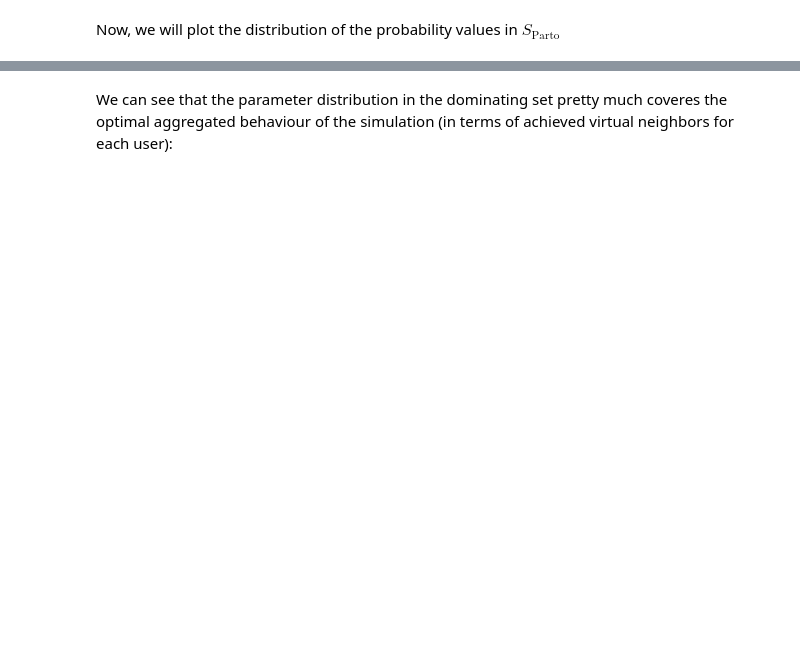
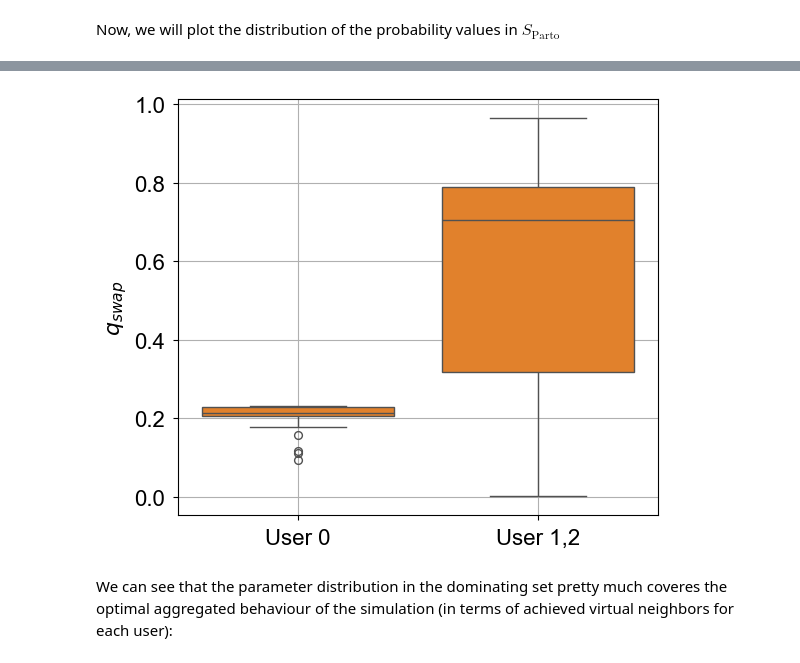
Before and after one commit to Luisenden/qnetsur, a Jupyter notebook: notebooks/tutorial_pareto-analysis.ipynb, the cells around one changed output, grey strips where cells are left out. Drawn from its saved outputs; the diff is of its cells as text; code cells hidden in the pictures; blank space fills up the shorter version.

```diff
--- a/notebooks/tutorial_pareto-analysis.ipynb
+++ b/notebooks/tutorial_pareto-analysis.ipynb
@@ -163,13 +191,15 @@ X_df
 # %%
 fig, ax = plt.subplots(figsize=(6,5))
 g = sns.boxplot(X_df[filter], palette=['tab:orange'])
 g.set_xticklabels(['User 0', 'User 1,2'])
 plt.ylabel(r'$q_{swap}$')
-plt.title('Pareto Solutions of Collected Frontier')
+#plt.title('Pareto Solutions of Collected Frontier')
 plt.grid()
 plt.tight_layout()
 plt.savefig('cd-21tree-pareto.pdf')
 plt.show()
+# %% [output]
+[figure, added]
 # %% [markdown]
 We can see that the parameter distribution in the dominating set pretty much coveres the optimal aggregated behaviour of the simulation (in terms of achieved virtual neighbors for each user):
 # %%
```
Also changed, not shown: parts of 15 cells of this notebook, 3 other files.
